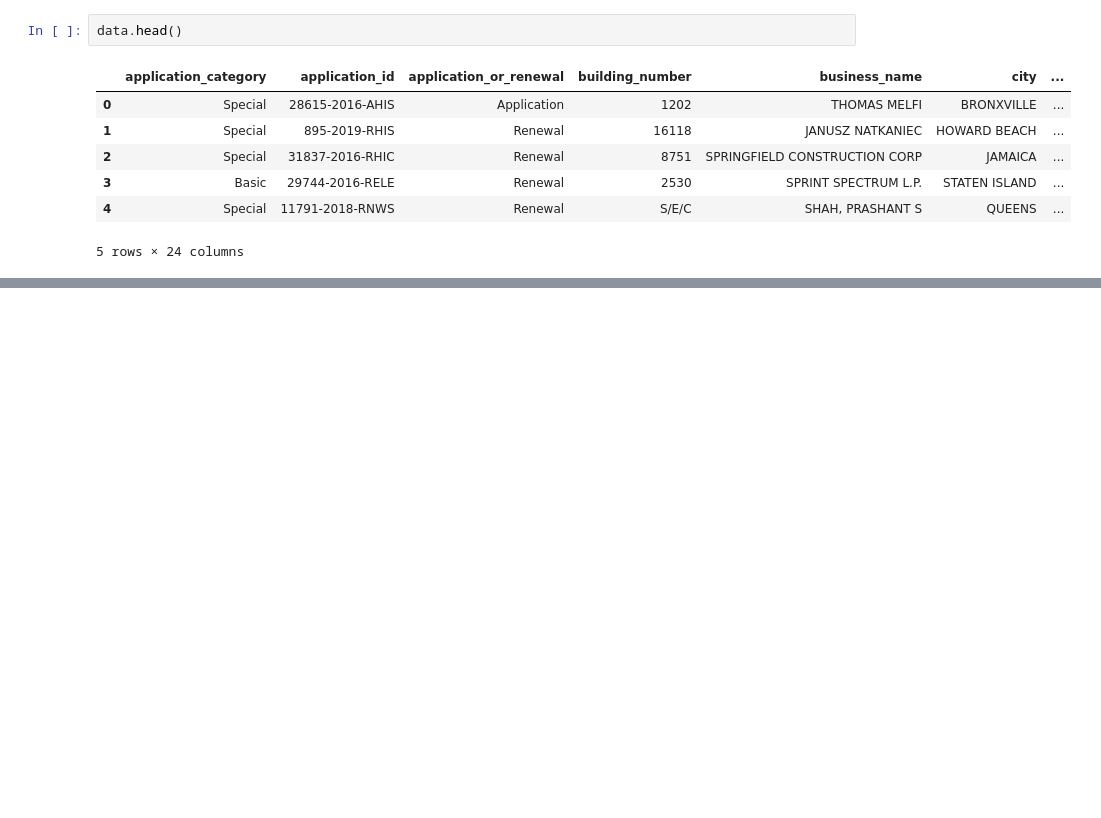
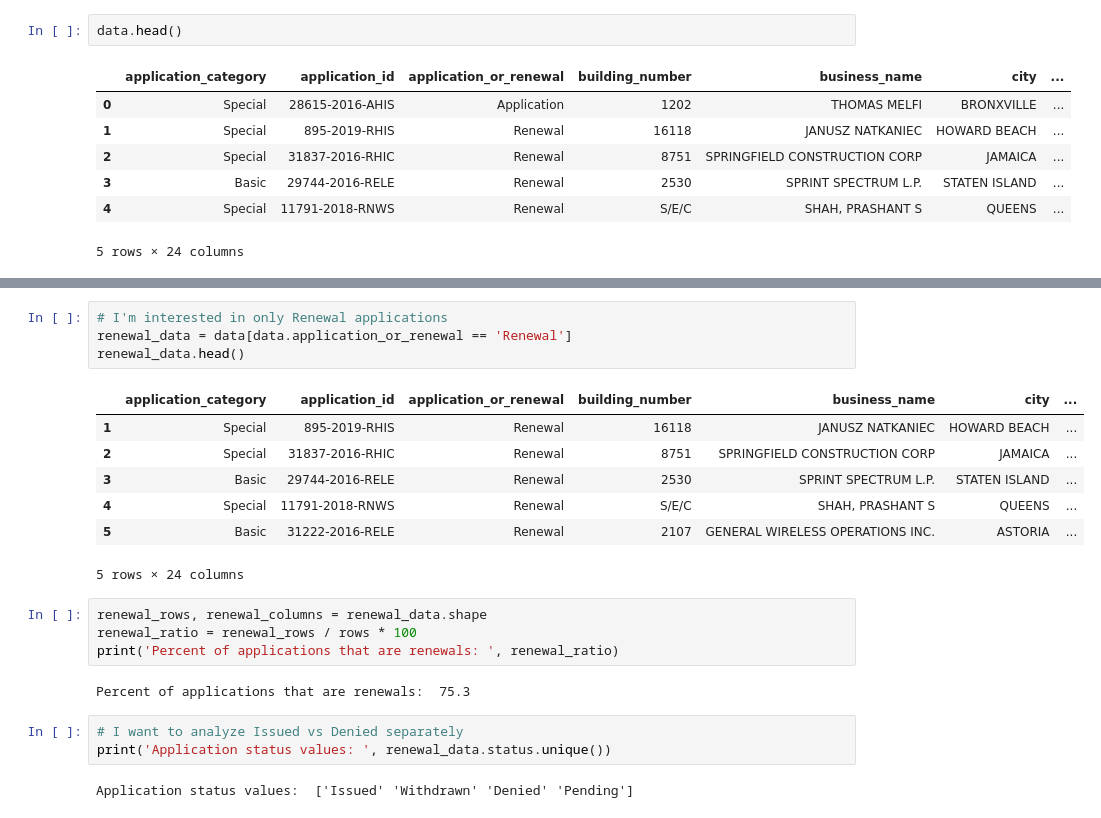
Before and after one commit to jsloa071/NYC-licenses-data-exploration, a Jupyter notebook: Data Exploration - License Applications NYC.ipynb, the cells around one changed output, grey strips where cells are left out. Drawn from its saved outputs; the diff is of its cells as text; blank space fills up the shorter version.

```diff
--- a/Data Exploration - License Applications NYC.ipynb
+++ b/Data Exploration - License Applications NYC.ipynb
@@ -28,0 +52,23 @@ data.head()
+# %%
+# I'm interested in only Renewal applications
+renewal_data = data[data.application_or_renewal == 'Renewal']
+renewal_data.head()
+# %% [output]
+|  | application_category | application_id | application_or_renewal | building_number | business_name | city | ... |
+| 1 | Special | 895-2019-RHIS | Renewal | 16118 | JANUSZ NATKANIEC | HOWARD BEACH | ... |
+| 2 | Special | 31837-2016-RHIC | Renewal | 8751 | SPRINGFIELD CONSTRUCTION CORP | JAMAICA | ... |
+| 3 | Basic | 29744-2016-RELE | Renewal | 2530 | SPRINT SPECTRUM L.P. | STATEN ISLAND | ... |
+| 4 | Special | 11791-2018-RNWS | Renewal | S/E/C | SHAH, PRASHANT S | QUEENS | ... |
+| 5 | Basic | 31222-2016-RELE | Renewal | 2107 | GENERAL WIRELESS OPERATIONS INC. | ASTORIA | ... |
+5 rows × 24 columns
+# %%
+renewal_rows, renewal_columns = renewal_data.shape
+renewal_ratio = renewal_rows / rows * 100
+print('Percent of applications that are renewals: ', renewal_ratio)
+# %% [output]
+Percent of applications that are renewals:  75.3
+# %%
+# I want to analyze Issued vs Denied separately
+print('Application status values: ', renewal_data.status.unique())
+# %% [output]
+Application status values:  ['Issued' 'Withdrawn' 'Denied' 'Pending']
```
Also changed, not shown: parts of 7 cells of this notebook.
